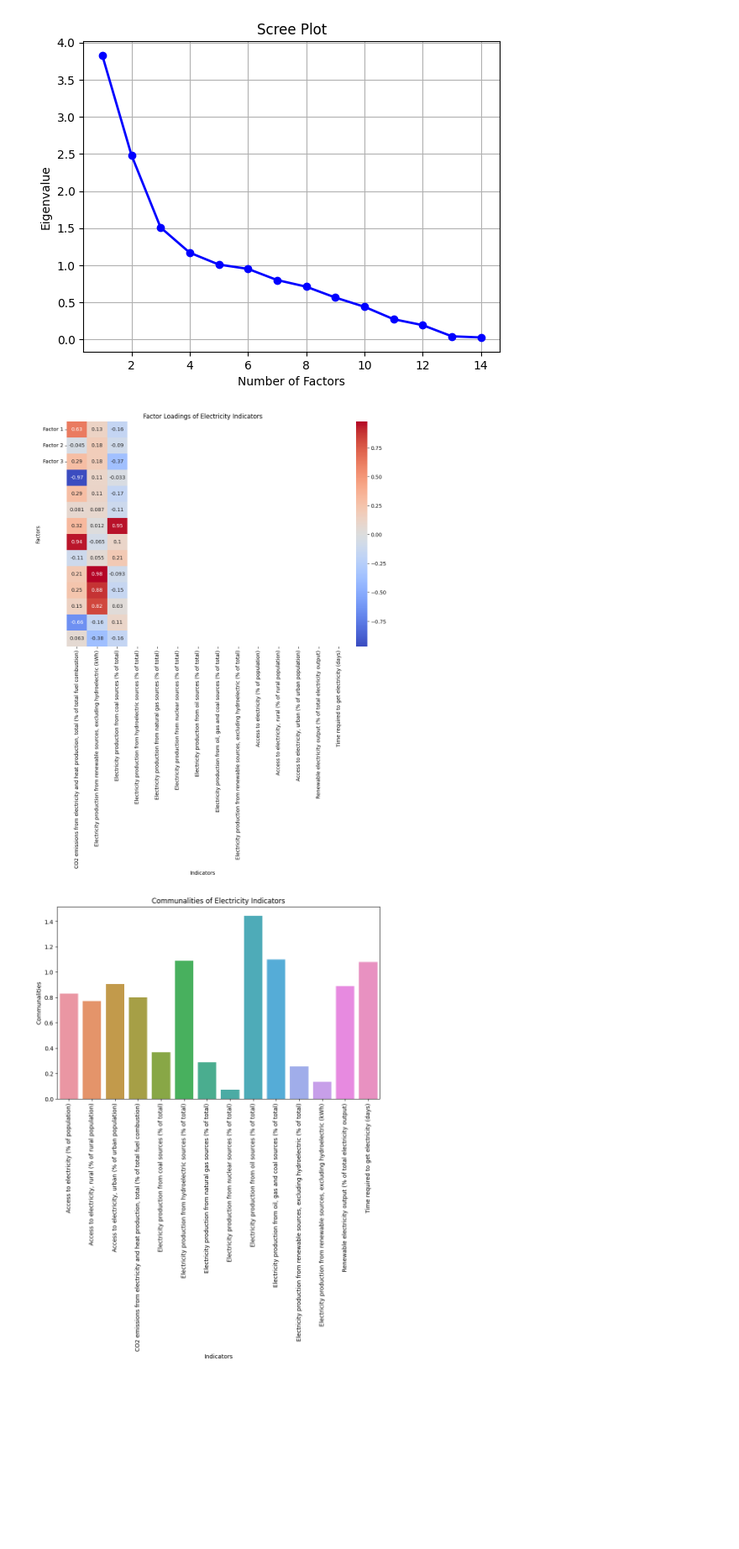
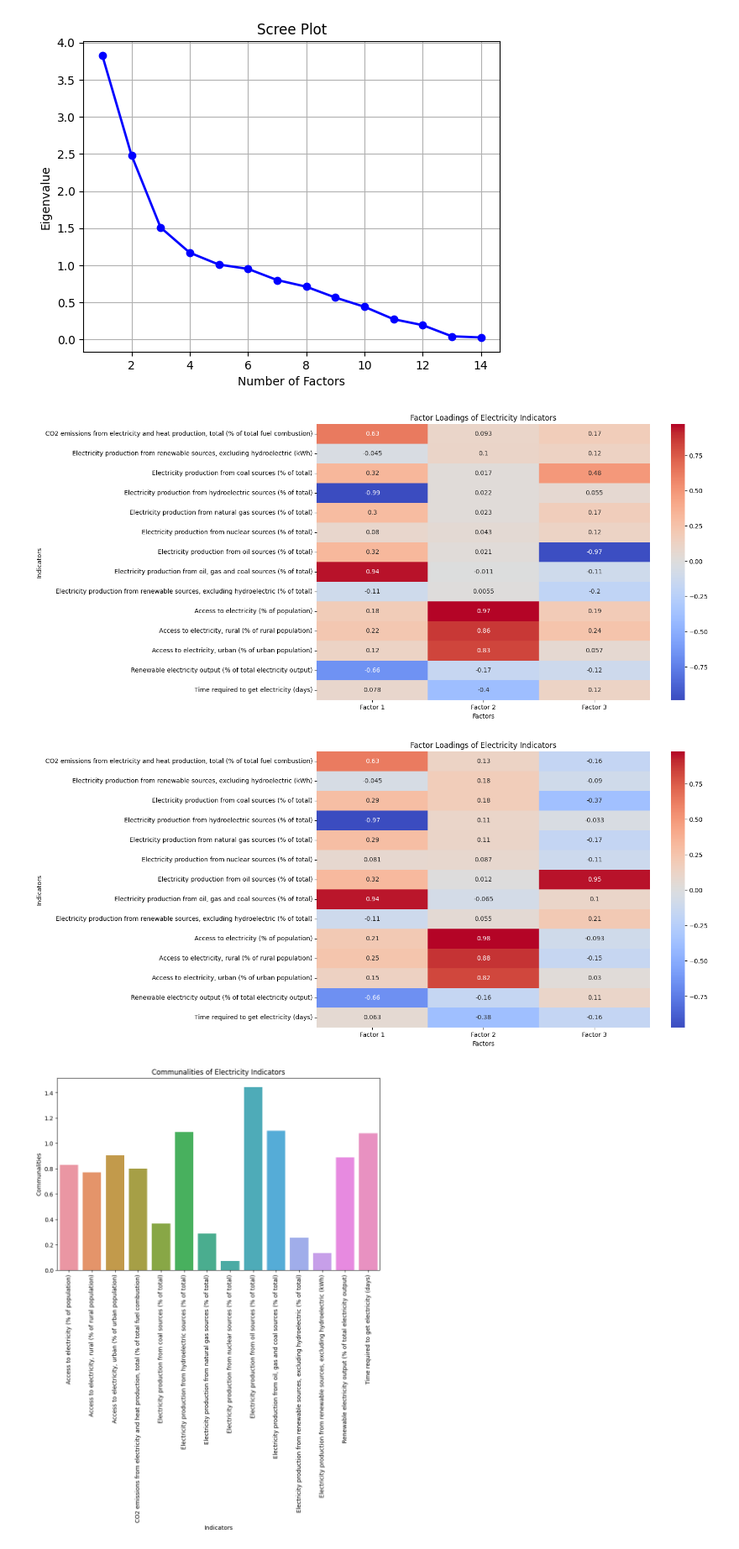
Before and after one commit to MaliheDahmardeh/World-Development-Indicators, a Jupyter notebook: WDI.ipynb, the cells around one changed output. Shown at 84% size. Saved outputs shown, nothing was run; the diff lists cells and outputs as text; code cells hidden in the pictures; blank space fills up the shorter version.

```diff
--- a/WDI.ipynb
+++ b/WDI.ipynb
@@ -583,28 +583,61 @@ plt.grid(True)
 plt.show()
 # %% [output]
 [figure]
+# %%
+from factor_analyzer import FactorAnalyzer
+import seaborn as sb
+from sklearn.impute import SimpleImputer
+from sklearn.preprocessing import StandardScaler
+
+# Subset the data to include only the electricity indicators
+electricity_data = pivoted[indicator_names]
+
+# Perform data cleaning
+imputer = SimpleImputer()
+scaled_data = pd.DataFrame(imputer.fit_transform(electricity_data), index=electricity_data.index, columns=electricity_data.columns)
+
+# Standardize the data
+scaler = StandardScaler()
+scaled_data = scaler.fit_transform(scaled_data)
+
+# Perform factor analysis (EFA)
+efa = FactorAnalyzer(n_factors=3, rotation='varimax')
+efa.fit(scaled_data)
+
+# Get the factor loadings
+factor_loadings = efa.loadings_
+
+# Plot the factor loadings using a heatmap
+plt.figure(figsize=(12, 8))
+sb.heatmap(factor_loadings, cmap='coolwarm', annot=True, xticklabels=['Factor 1', 'Factor 2', 'Factor 3'], yticklabels=electricity_data.columns)
+plt.title('Factor Loadings of Electricity Indicators')
+plt.xlabel('Factors')
+plt.ylabel('Indicators')
+plt.show()
+# %% [output]
+[figure, added]
 # %%
 from factor_analyzer import FactorAnalyzer
 
 # Subset the data to include only the electricity indicators
 electricity_data = pivoted[indicator_names]
 
 # Perform factor analysis
 efa = FactorAnalyzer(n_factors=3, rotation='varimax')
 efa.fit(electricity_data)
 
 # Get the factor loadings
 factor_loadings = efa.loadings_
 
 # Plot the factor loadings using a heatmap
 plt.figure(figsize=(12, 8))
-sb.heatmap(factor_loadings, cmap='coolwarm', annot=True, xticklabels=electricity_data.columns, yticklabels=['Factor 1', 'Factor 2', 'Factor 3'])
+sb.heatmap(factor_loadings, cmap='coolwarm', annot=True, xticklabels=['Factor 1', 'Factor 2', 'Factor 3'], yticklabels=electricity_data.columns)
 plt.title('Factor Loadings of Electricity Indicators')
-plt.xlabel('Indicators')
-plt.ylabel('Factors')
+plt.xlabel('Factors')
+plt.ylabel('Indicators')
 plt.show()
 # %% [output]
-[figure, old version]
+[figure, new version]
 # %%
 from factor_analyzer import FactorAnalyzer
 
```
